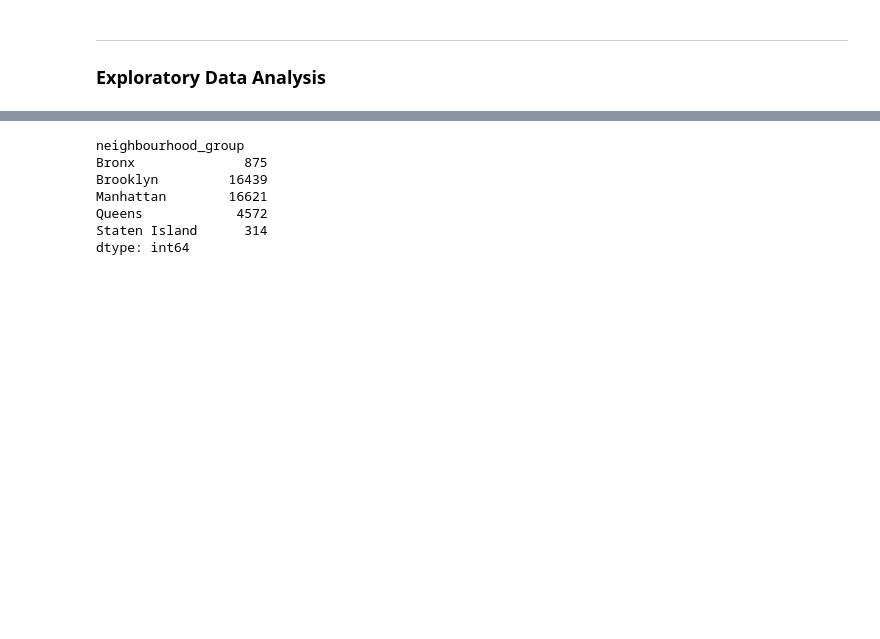
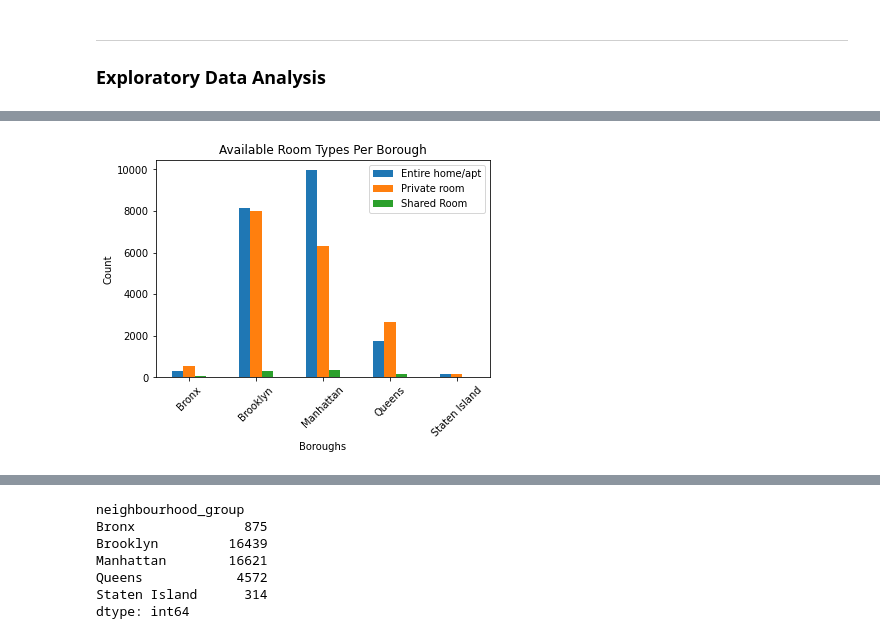
Before and after one commit to amitsarvate/csci_2000_final_project_take_2, a Jupyter notebook: tech-report-final.ipynb, the cells around one changed output, grey strips where cells are left out. Cells and saved outputs as stored; diff of their text form; code cells hidden in the pictures; blank space fills up the shorter version.

```diff
--- a/tech-report-final.ipynb
+++ b/tech-report-final.ipynb
@@ -236,0 +280,16 @@ None
+# %%
+A = df[df['room_type'] == 'Entire home/apt'].groupby("neighbourhood_group").count()['id']
+B = df[df['room_type'] == 'Private room'].groupby("neighbourhood_group").count()['id']
+C = df[df['room_type'] == 'Shared room'].groupby("neighbourhood_group").count()['id']
+df_subbar = pd.DataFrame(np.c_[A,B,C], index=np.unique(df['neighbourhood_group']))
+df_subbar.plot.bar();
+
+plt.legend(labels=['Entire home/apt', 'Private room', 'Shared Room'])
+
+
+plt.xticks(rotation = 45);
+plt.title("Available Room Types Per Borough")
+plt.xlabel("Boroughs")
+plt.ylabel("Count");
+# %% [output]
+[figure, added]
```
Also changed, not shown: parts of 21 cells of this notebook.
